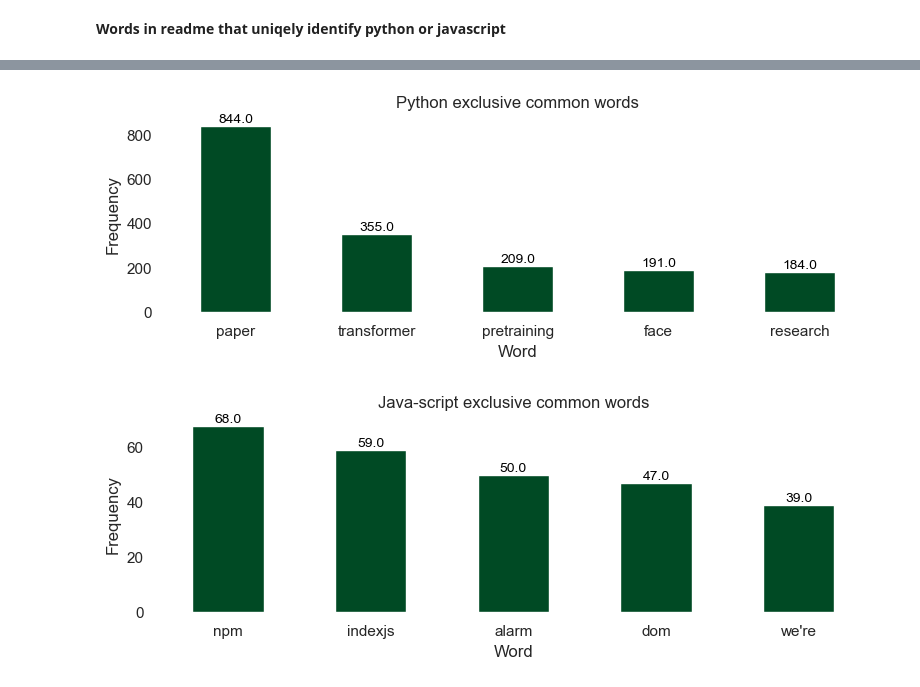
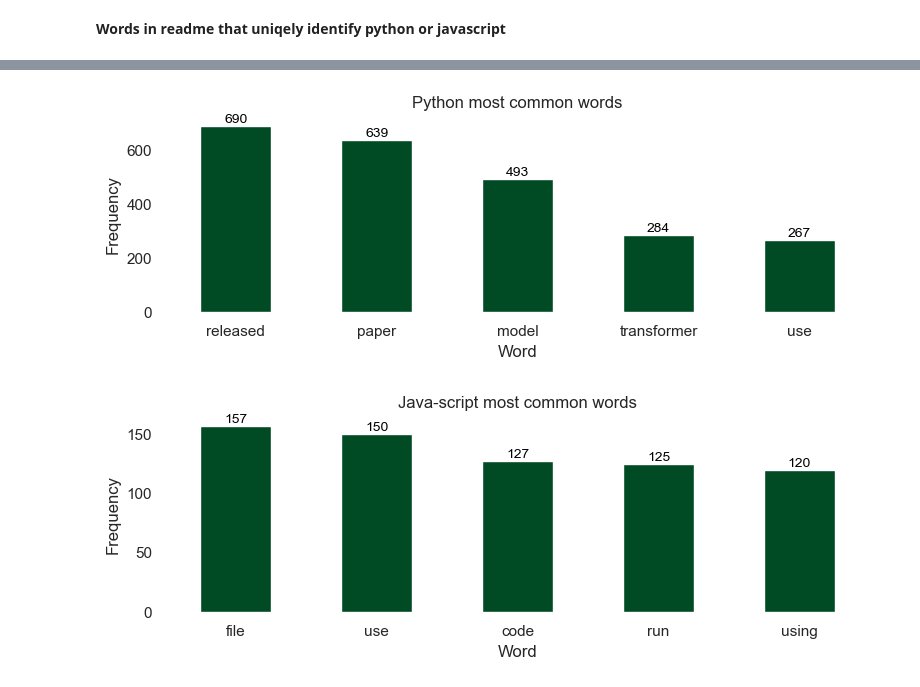
Before and after one commit to Science-of-the-Fork/nlp-project, a Jupyter notebook: visuals.ipynb, the cells around one changed output, grey strips where cells are left out. Cells and saved outputs as stored; diff of their text form; code cells hidden in the pictures.

Commit message:
add new visuals

```diff
--- a/visuals.ipynb
+++ b/visuals.ipynb
@@ -94,38 +87,50 @@ freq_df.head()
 # %%
+# plt.figure(figsize=(8, 3))
+# # Assuming py_js is defined elsewhere in your code
+# top_words = freq_df["py"][freq_df["js"] == 0].head(5)
+# top_words.plot(kind="bar")
+
 plt.figure(figsize=(8, 3))
 # Assuming py_js is defined elsewhere in your code
-top_words = freq_df["py"][freq_df["js"] == 0].head(5)
+word_series = pd.Series(" ".join(py).split())
+top_words = word_series.value_counts().head(5)
 top_words.plot(kind="bar")
 
-plt.title("Python exclusive common words")
+plt.title("Python most common words")
 plt.ylabel("Frequency")
 plt.xlabel("Word")
 # Turn off the boundary lines
 plt.gca().spines[['top', 'bottom', 'right', 'left']].set_visible(False)
 plt.xticks(rotation=0)
 
 # Annotate the bar plot with values
 for index, value in enumerate(top_words):
     plt.text(index, value, str(value), ha='center', va='bottom', fontsize=10, color='black')
 
 plt.tight_layout()
 
 # Save the plot to your directory
 output_directory = "."
 output_filename = "python_common_words_plot.png"
 output_path = os.path.join(output_directory, output_filename)
 plt.savefig(output_path)
 
 plt.show()
 # %% [output]
-[figure, old version]
+[figure, new version]
 # %%
+# plt.figure(figsize=(8, 3))
+# # Assuming py_js is defined elsewhere in your code
+# top_words = freq_df["js"][freq_df["py"] == 0].head(5)
+# top_words.plot(kind="bar")
+
 plt.figure(figsize=(8, 3))
 # Assuming py_js is defined elsewhere in your code
-top_words = freq_df["js"][freq_df["py"] == 0].head(5)
+word_series = pd.Series(" ".join(js).split())
+top_words = word_series.value_counts().head(5)
 top_words.plot(kind="bar")
 
-plt.title("Java-script exclusive common words")
+plt.title("Java-script most common words")
 plt.ylabel("Frequency")
 plt.xlabel("Word")
 # Turn off the boundary lines
@@ -146,4 +151,4 @@ plt.savefig(output_path)
 
 plt.show()
 # %% [output]
-[figure, old version]
+[figure, new version]
```
Also changed, not shown: parts of 4 cells of this notebook, 5 other files.
